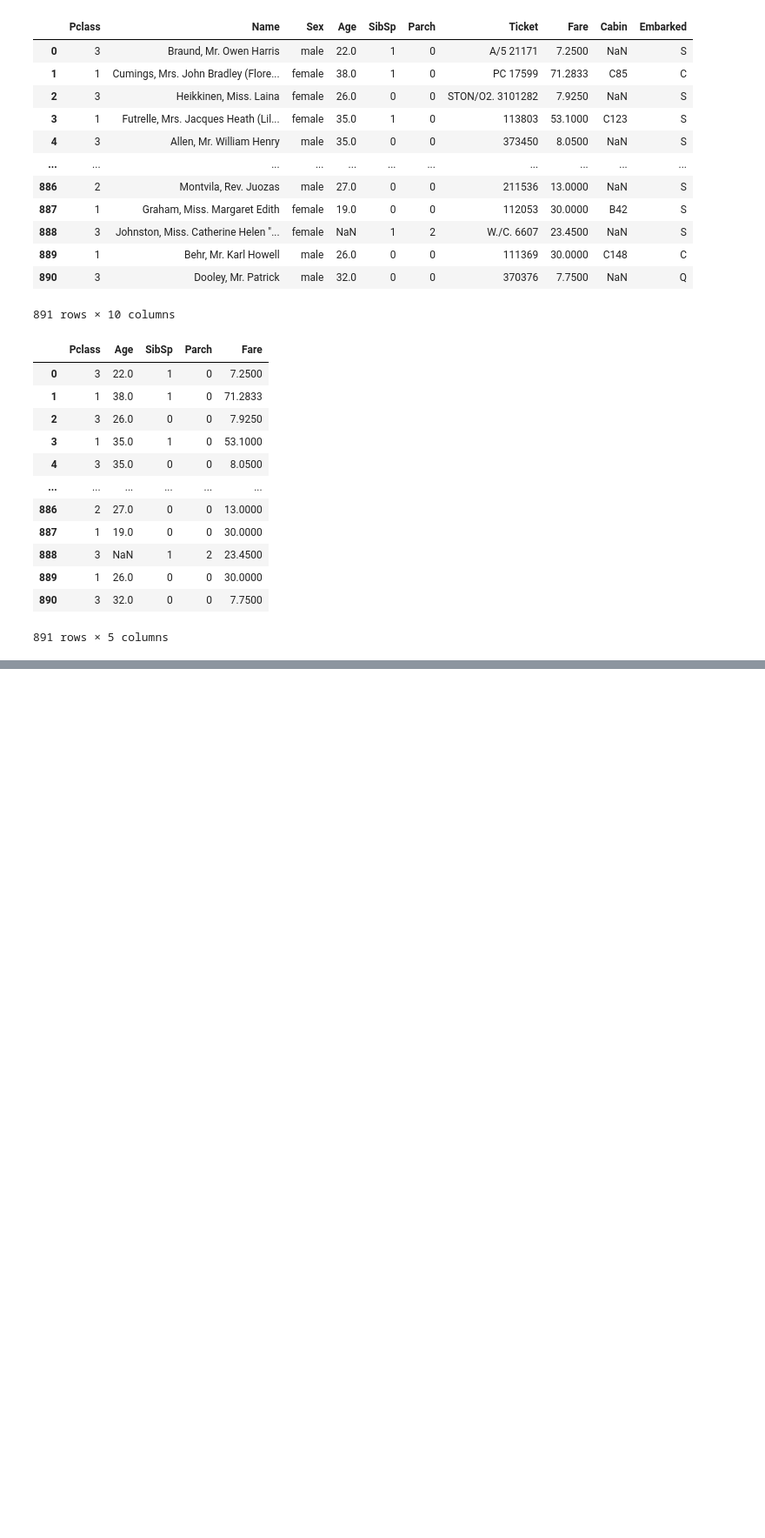
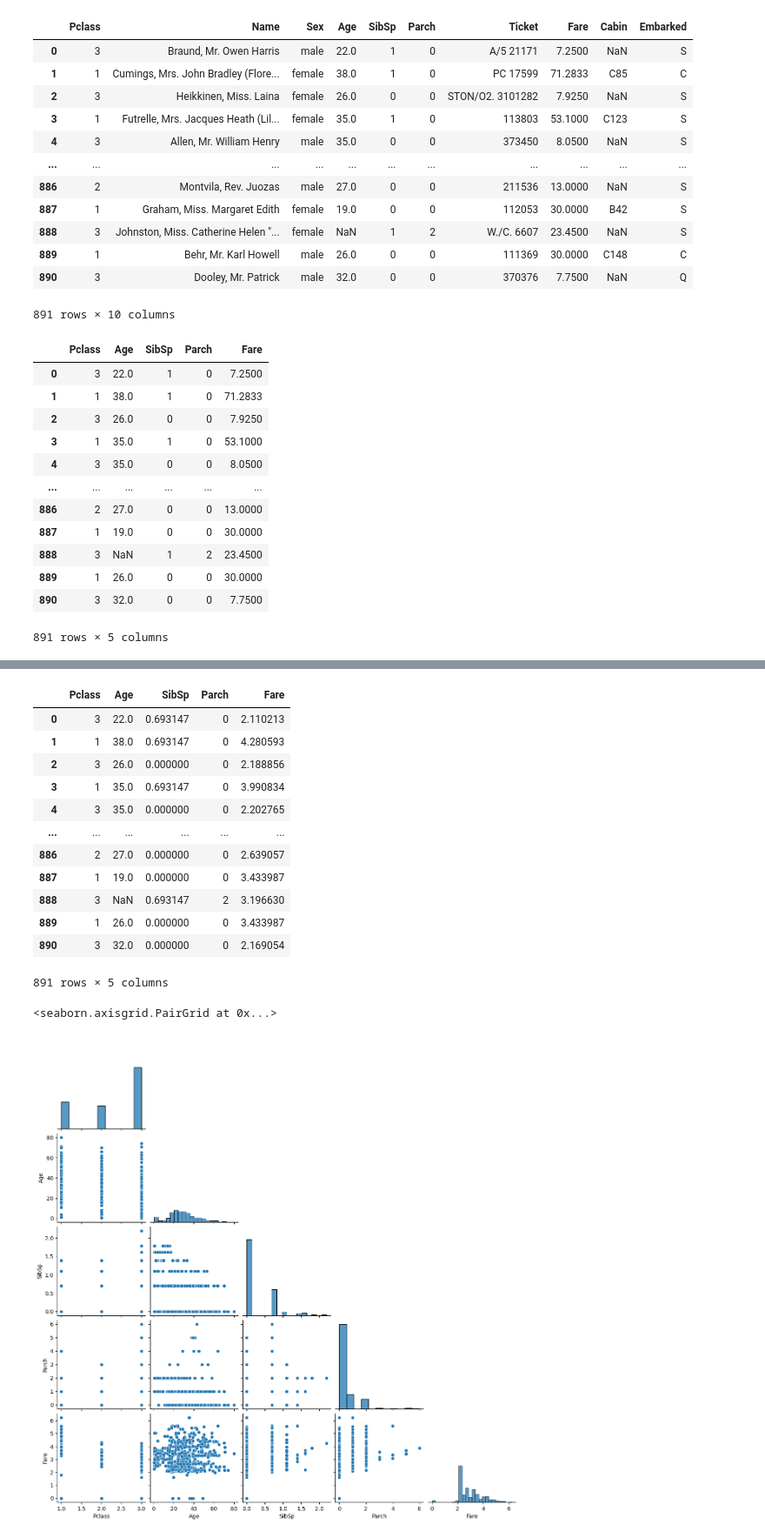
Before and after one commit to AlexandreGazagnes/scikit-transformers, a Jupyter notebook: docs/example.ipynb, the cells around one changed output, grey strips where cells are left out. Shown: that part at 87% size. Drawn from its saved outputs; the diff is of its cells as text; code cells hidden in the pictures; blank space fills up the shorter version.

```diff
--- a/docs/example.ipynb
+++ b/docs/example.ipynb
@@ -93,0 +211,21 @@ X
+# %%
+__X = X.copy()
+__X = LogTransformer(out="df").fit_transform(X)
+display(__X)
+sns.pairplot(__X, corner=True)
+# %% [output]
+|  | Pclass | Age | SibSp | Parch | Fare |
+| 0 | 3 | 22.0 | 0.693147 | 0 | 2.110213 |
+| 1 | 1 | 38.0 | 0.693147 | 0 | 4.280593 |
+| 2 | 3 | 26.0 | 0.000000 | 0 | 2.188856 |
+| 3 | 1 | 35.0 | 0.693147 | 0 | 3.990834 |
+| 4 | 3 | 35.0 | 0.000000 | 0 | 2.202765 |
+| ... | ... | ... | ... | ... | ... |
+| 886 | 2 | 27.0 | 0.000000 | 0 | 2.639057 |
+| 887 | 1 | 19.0 | 0.000000 | 0 | 3.433987 |
+| 888 | 3 | NaN | 0.693147 | 2 | 3.196630 |
+| 889 | 1 | 26.0 | 0.000000 | 0 | 3.433987 |
+| 890 | 3 | 32.0 | 0.000000 | 0 | 2.169054 |
+891 rows × 5 columns
+<seaborn.axisgrid.PairGrid at 0x...>
+[figure, added]
```
Also changed, not shown: parts of 31 cells of this notebook.
